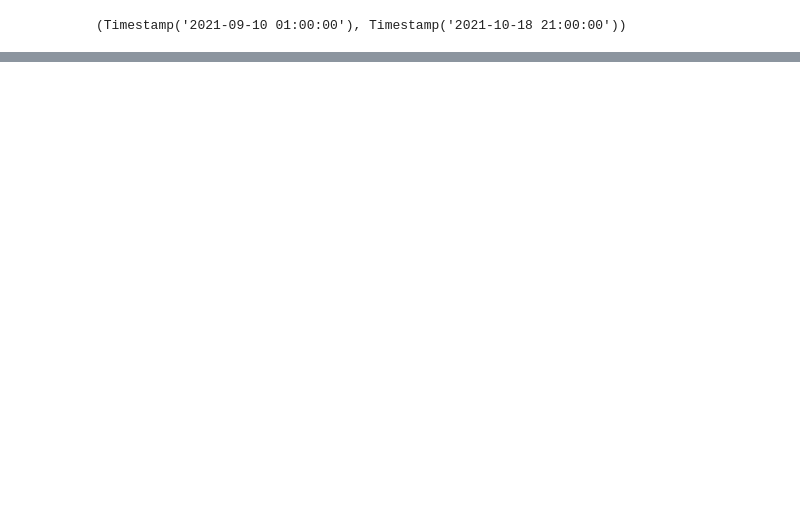
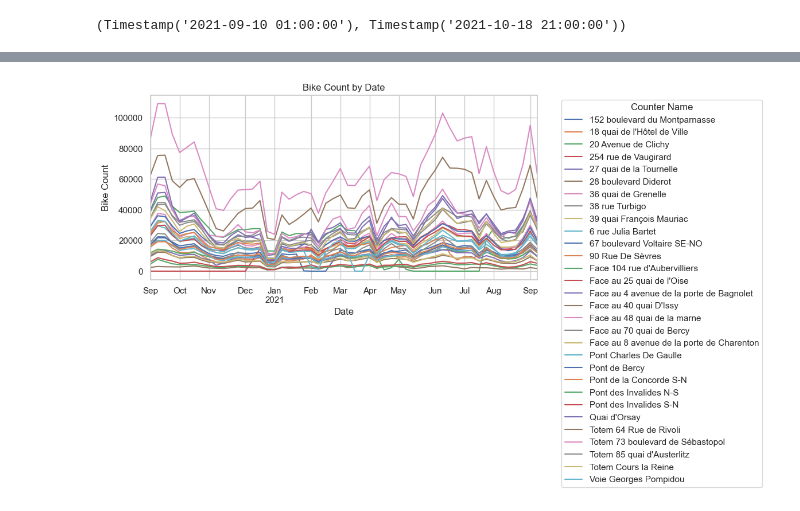
Before and after one commit to p-haas/bike_counters, a Jupyter notebook: WIP/eda_notebook.ipynb, the cells around one changed output, grey strips where cells are left out. Drawn from its saved outputs; the diff is of its cells as text; code cells hidden in the pictures; blank space fills up the shorter version.

```diff
--- a/WIP/eda_notebook.ipynb
+++ b/WIP/eda_notebook.ipynb
@@ -120,0 +191,18 @@ test["date"].min(), test["date"].max()
+# %%
+# Pivot the DataFrame so each counter name has its own column
+pivot_df = (
+    train.groupby([pd.Grouper(key="date", freq="W"), "site_name"], observed=False)["bike_count"]
+    .sum()
+    .unstack()
+)
+
+# Plot the data
+pivot_df.plot(figsize=(12, 6))
+plt.title("Bike Count by Date")
+plt.xlabel("Date")
+plt.ylabel("Bike Count")
+plt.legend(title="Counter Name", bbox_to_anchor=(1.05, 1), loc="upper left")
+plt.tight_layout()
+plt.show()
+# %% [output]
+[figure, added]
```
Also changed, not shown: parts of 45 cells of this notebook, 4 other files.
